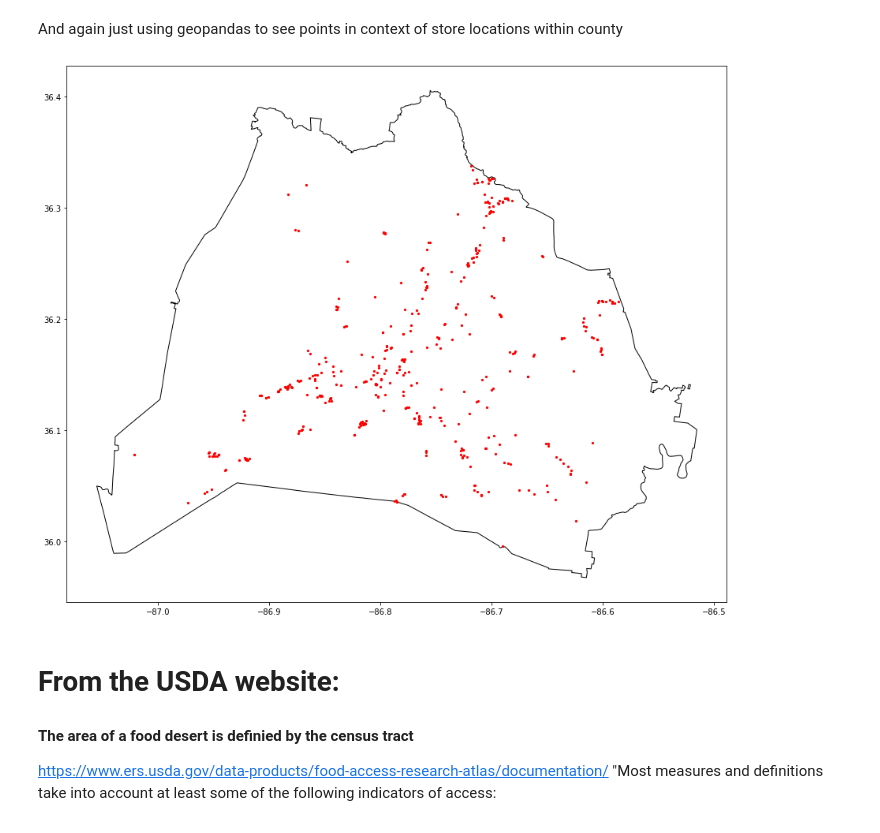
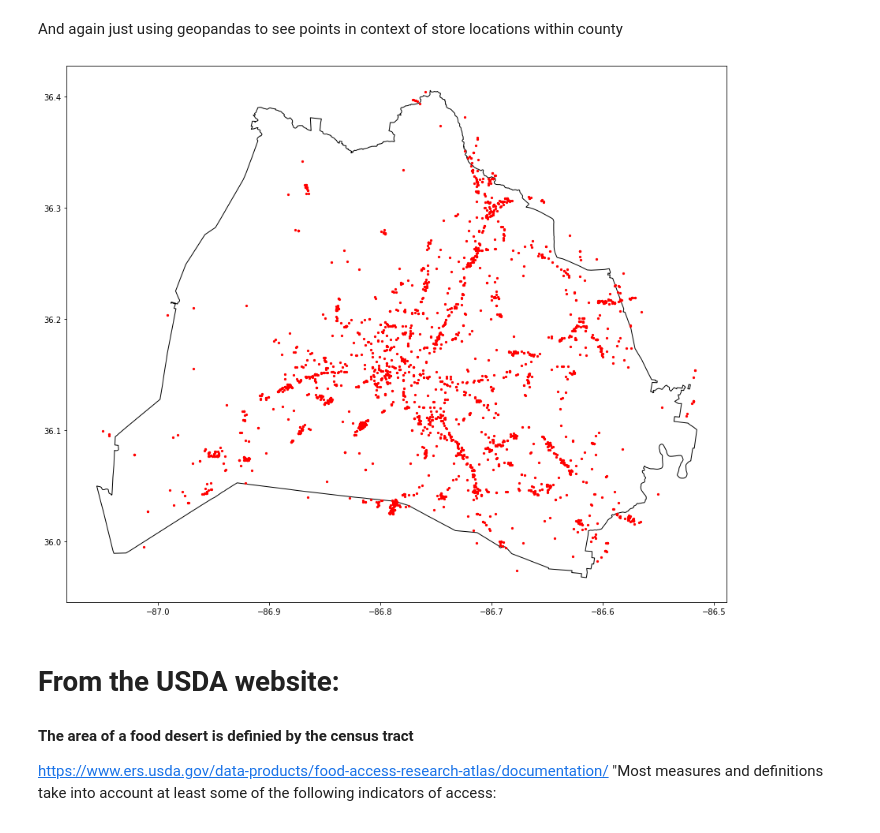
Before and after one commit to raom1/nashville-food-deserts, a Jupyter notebook: grocery_google_api_test.ipynb, the cells around one changed output. Drawn from its saved outputs; the diff is of its cells as text; code cells hidden in the pictures.

```diff
--- a/grocery_google_api_test.ipynb
+++ b/grocery_google_api_test.ipynb
@@ -154,8 +167,8 @@ grid_gdf.plot()
 # %%
-# Only keep points within Davidson county polygon
+# Only keep points within the buffered Davidson county polygon
 keep_points = []
 for ind, p in grid_gdf['geometry'].iteritems():
-    if p.within(davidson_county.loc[0, 'geometry']) or p.within(davidson_county.loc[1, 'geometry']):
+    if p.within(davidson_county_buffer.loc[0, 'geometry']) or p.within(davidson_county_buffer.loc[1, 'geometry']):
         keep_points.append(ind)
 
 grid_points_sub = grid_gdf.loc[keep_points]
@@ -172,8 +185,8 @@ Since looking at smaller areas, adjust radius. Since points are based on lat and
 # %%
 # function adapted from https://scikit-learn.org/stable/modules/generated/sklearn.metrics.pairwise.haversine_distances.html
 def dist_in_meters(point_1, point_2):
-    point_1 = [math.radians(l) for l in [point_1.x, point_1.y]]
-    point_2 = [math.radians(l) for l in [point_2.x, point_2.y]]
+    point_1 = [math.radians(l) for l in [point_1.y, point_1.x]]
+    point_2 = [math.radians(l) for l in [point_2.y, point_2.x]]
     dist_array_m = haversine_distances([point_1, point_2])*6371000
     return dist_array_m[0][1]
 # %%
@@ -188,12 +216,11 @@ responses = []
 # %%
 for ind_2, t in enumerate(all_types):
     print(ind_2, t) # just to keep track of progress
-    # if ind_2 >= 8: # uncomment and tab below over if need to start later in all_types list
-    for ind, (lng, lat) in enumerate(list(zip(grid_points_sub['geometry'].x, grid_points_sub['geometry'].y))):
-        print(ind, lat, lng) # again, to keep track of progress
+    # if ind_2 >= 1: # uncomment and tab below over if need to start later in all_types list
+    for ind, (lng, lat) in enumerate(list(zip(grid_points_sub['geometry'].x, grid_points_sub['geometry'].y))): # note that lat and lng are switched
+        # print(ind, lat, lng) # again, to keep track of progress
         # if ind >= 0: # uncomment and tab below if need to start later in grid df
         location = '{}, {}'.format(lat, lng)
-        responses.append(search_places_by_coordinate(location, grid_point_radius, t, api_key, sleep_sec = 10)) # use x_increment for radius
-    break
+        responses.append(search_places_by_coordinate(location, grid_point_radius, t, api_key, sleep_sec = 10))
 # %% [output]
 0 bakery
@@ -260,7 +287,7 @@ keep only stores within Davidson County polygon
 # %%
 keep_stores = []
 for ind, p in all_store_gdf['geometry'].iteritems():
-    if p.within(davidson_county.loc[0, 'geometry']) or p.within(davidson_county.loc[1, 'geometry']):
+    if p.within(davidson_county_buffer.loc[0, 'geometry']) or p.within(davidson_county_buffer.loc[1, 'geometry']):
         keep_stores.append(ind)
 
 davidson_store_gdf = all_store_gdf.loc[keep_stores]
@@ -285,9 +312,9 @@ And again just using geopandas to see points in context of store locations withi
 # %%
 f, ax = plt.subplots(1, figsize=(15, 15))
 ax = davidson_county.plot(color='white', edgecolor='black', ax = ax)
-davidson_store_gdf_2.plot(ax=ax, marker='o', color='red', markersize=5);
+davidson_store_gdf.plot(ax=ax, marker='o', color='red', markersize=5);
 # %% [output]
-[figure, old version]
+[figure, new version]
 # %% [markdown]
 # From the USDA website:
 
```
Also changed, not shown: parts of 32 cells of this notebook.
